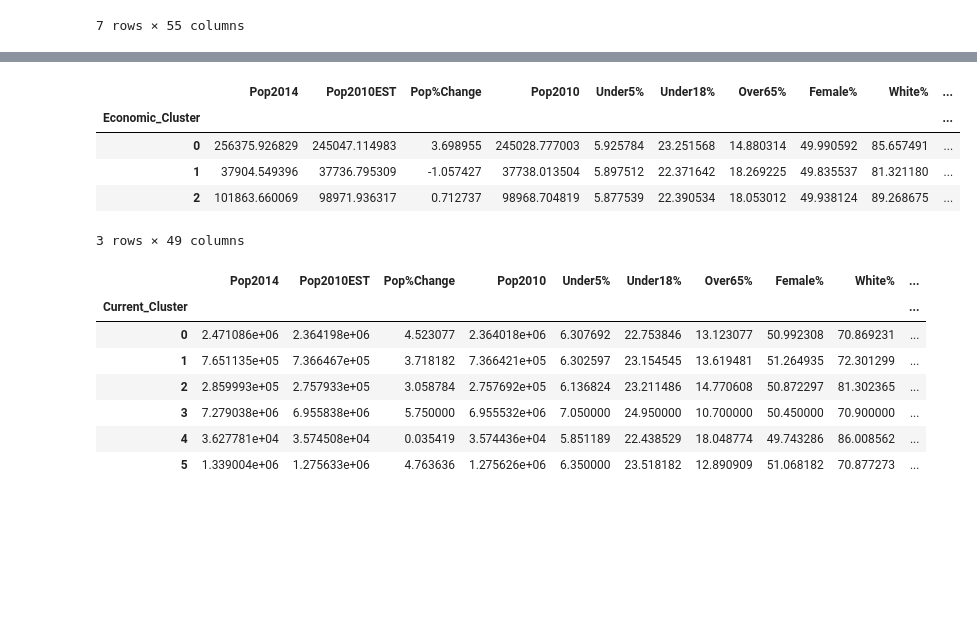
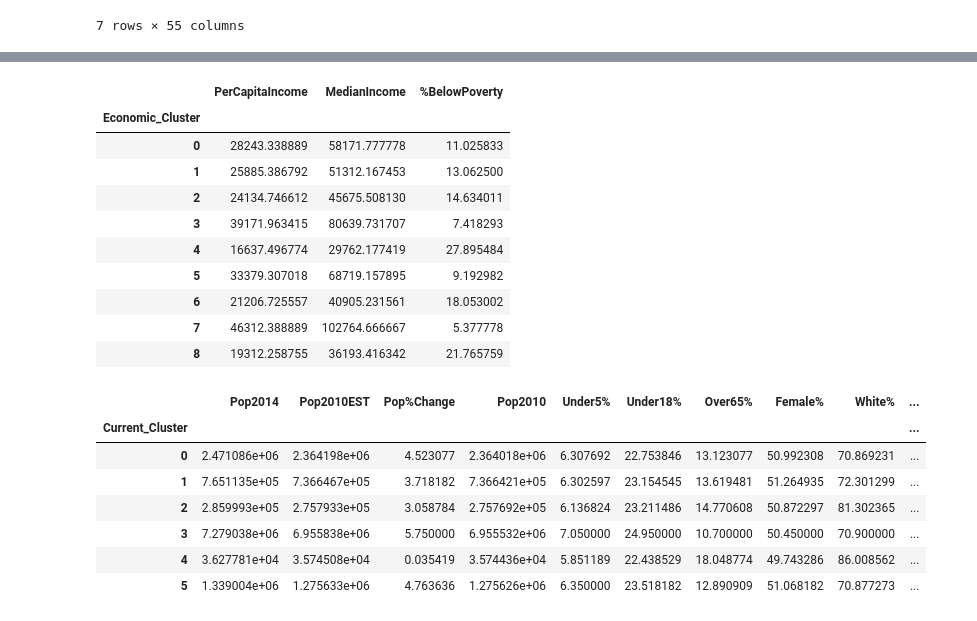
Before and after one commit to cgels/ElectionAnalysis, a Jupyter notebook: ClusterAnalysis.ipynb, the cells around one changed output, grey strips where cells are left out. Saved outputs shown, nothing was run; the diff lists cells and outputs as text; code cells hidden in the pictures; blank space fills up the shorter version.

```diff
--- a/ClusterAnalysis.ipynb
+++ b/ClusterAnalysis.ipynb
@@ -190,6 +191,6 @@ df.groupby("Demographic_Cluster").count()
 # %%
 economic_vars=["PerCapitaIncome","MedianIncome","%BelowPoverty"]
 # %%
-model=AgglomerativeClustering(n_clusters=3)
+model=AgglomerativeClustering(n_clusters=9)
 df['Economic_Cluster']=model.fit_predict(df[economic_vars])
 # %%
@@ -207,14 +211,19 @@ df.groupby("Current_Cluster").count()
 # %%
 #df.ix[df['Current_Cluster']==7][x_vars]
 # %%
-df.groupby('Economic_Cluster').mean()[x_vars]
+df.groupby('Economic_Cluster').mean()[economic_vars]
 # %% [output]
-|  | Pop2014 | Pop2010EST | Pop%Change | Pop2010 | Under5% | Under18% | Over65% | Female% | White% | ... |
-| Economic_Cluster |  |  |  |  |  |  |  |  |  | ... |
-| 0 | 256375.926829 | 245047.114983 | 3.698955 | 245028.777003 | 5.925784 | 23.251568 | 14.880314 | 49.990592 | 85.657491 | ... |
-| 1 | 37904.549396 | 37736.795309 | -1.057427 | 37738.013504 | 5.897512 | 22.371642 | 18.269225 | 49.835537 | 81.321180 | ... |
-| 2 | 101863.660069 | 98971.936317 | 0.712737 | 98968.704819 | 5.877539 | 22.390534 | 18.053012 | 49.938124 | 89.268675 | ... |
+|  | PerCapitaIncome | MedianIncome | %BelowPoverty |
+| Economic_Cluster |  |  |  |
+| 0 | 28243.338889 | 58171.777778 | 11.025833 |
+| 1 | 25885.386792 | 51312.167453 | 13.062500 |
+| 2 | 24134.746612 | 45675.508130 | 14.634011 |
+| 3 | 39171.963415 | 80639.731707 | 7.418293 |
+| 4 | 16637.496774 | 29762.177419 | 27.895484 |
+| 5 | 33379.307018 | 68719.157895 | 9.192982 |
+| 6 | 21206.725557 | 40905.231561 | 18.053002 |
+| 7 | 46312.388889 | 102764.666667 | 5.377778 |
+| 8 | 19312.258755 | 36193.416342 | 21.765759 |
-3 rows × 49 columns
 # %%
 owned_vars=["Black-owned%","Native-owned%","Asian-owned%","PIslnder-owned%",
                      "Hispanic-owned%","Woman-owned"]
```
Also changed, not shown: parts of 16 cells of this notebook, 2 other files.
